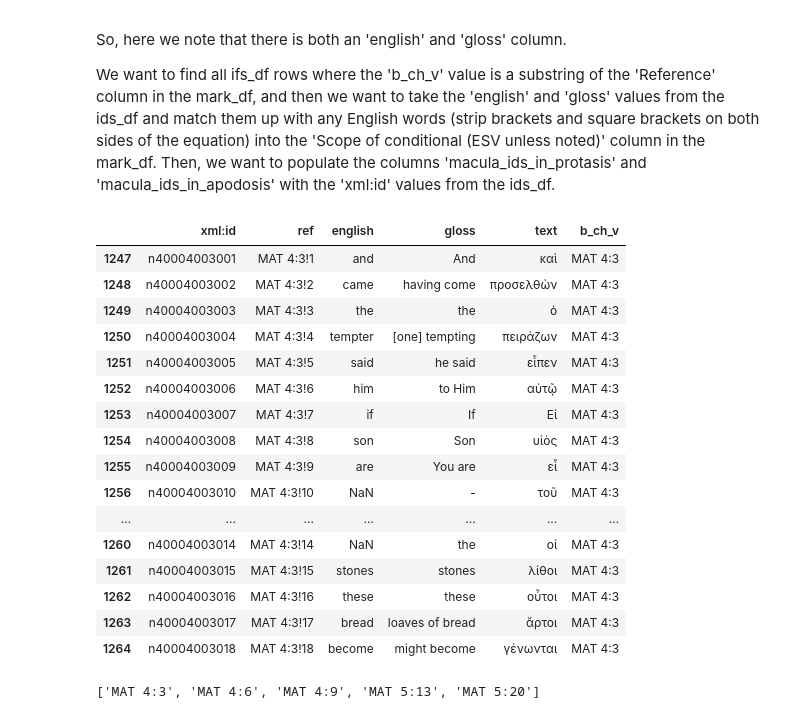
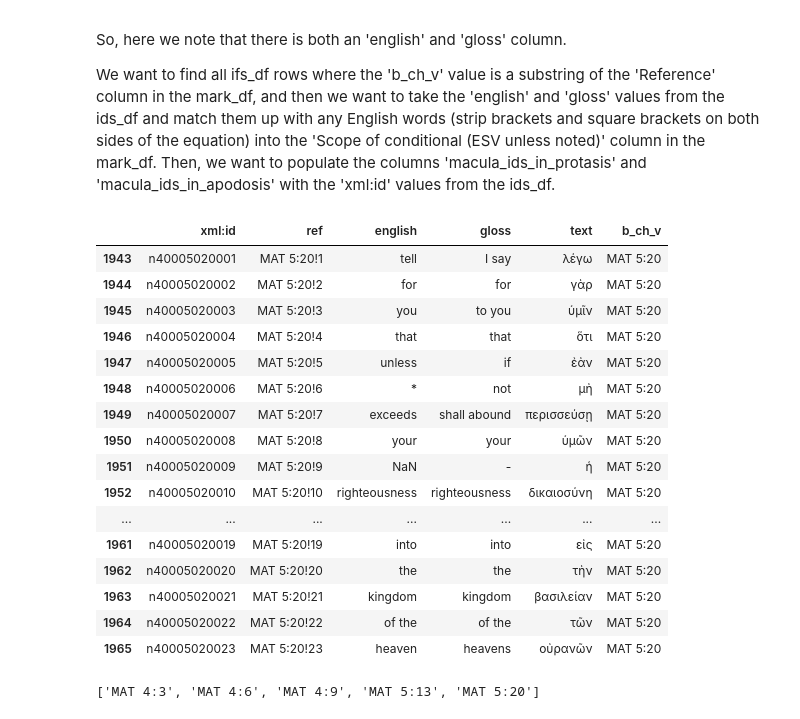
Before and after one commit to ryderwishart/biblical-machine-learning, a Jupyter notebook: protasis_apodosis_alignment.ipynb, the cells around one changed output. Drawn from its saved outputs; the diff is of its cells as text; code cells hidden in the pictures.

```diff
--- a/protasis_apodosis_alignment.ipynb
+++ b/protasis_apodosis_alignment.ipynb
@@ -96,3 +96,12 @@ backup_df = mark_df.copy()
+# %%
+# let's merge scope columns into one column called 'scope'
+mark_df['scope'] = mark_df['scope of conditional (esv unless noted)'] + mark_df['scope of conditional (esv unless otherwise indicated)'] + mark_df['scope of conditional (esv)'] + mark_df['scope of conditional (esv unless stated otherwise)']
+
+# Let's delete the other columns
+mark_df.drop(columns=['scope of conditional (esv unless noted)', 'scope of conditional (esv unless otherwise indicated)', 'scope of conditional (esv)', 'scope of conditional (esv unless stated otherwise)'], inplace=True)
+
+# Any values still nan or empty string?
+assert mark_df['scope'].isna().sum() == 0, 'There are still NaN values in the scope column.'
 # %%
 mark_df.head()
 # %% [output]
@@ -126,26 +135,26 @@ So, here we note that there is both an 'english' and 'gloss' column.
 We want to find all ifs_df rows where the 'b_ch_v' value is a substring of the 'Reference' column in the mark_df, and then we want to take the 'english' and 'gloss' values from the ids_df and match them up with any English words (strip brackets and square brackets on both sides of the equation) into the 'Scope of conditional (ESV unless noted)' column in the mark_df.
 Then, we want to populate the columns 'macula_ids_in_protasis' and 'macula_ids_in_apodosis' with the 'xml:id' values from the ids_df.
 # %%
-verse_df = ids_df[ids_df['b_ch_v'] == mark_df.iloc[0]['b_ch_v']]
+verse_df = ids_df[ids_df['b_ch_v'] == mark_df.iloc[4]['b_ch_v']]
 verse_df
 # %% [output]
 |  | xml:id | ref | english | gloss | text | b_ch_v |
-| 1247 | n40004003001 | MAT 4:3!1 | and | And | καὶ | MAT 4:3 |
-| 1248 | n40004003002 | MAT 4:3!2 | came | having come | προσελθὼν | MAT 4:3 |
-| 1249 | n40004003003 | MAT 4:3!3 | the | the | ὁ | MAT 4:3 |
-| 1250 | n40004003004 | MAT 4:3!4 | tempter | [one] tempting | πειράζων | MAT 4:3 |
-| 1251 | n40004003005 | MAT 4:3!5 | said | he said | εἶπεν | MAT 4:3 |
-| 1252 | n40004003006 | MAT 4:3!6 | him | to Him | αὐτῷ | MAT 4:3 |
-| 1253 | n40004003007 | MAT 4:3!7 | if | If | Εἰ | MAT 4:3 |
-| 1254 | n40004003008 | MAT 4:3!8 | son | Son | υἱὸς | MAT 4:3 |
-| 1255 | n40004003009 | MAT 4:3!9 | are | You are | εἶ | MAT 4:3 |
-| 1256 | n40004003010 | MAT 4:3!10 | NaN | - | τοῦ | MAT 4:3 |
+| 1943 | n40005020001 | MAT 5:20!1 | tell | I say | λέγω | MAT 5:20 |
+| 1944 | n40005020002 | MAT 5:20!2 | for | for | γὰρ | MAT 5:20 |
+| 1945 | n40005020003 | MAT 5:20!3 | you | to you | ὑμῖν | MAT 5:20 |
+| 1946 | n40005020004 | MAT 5:20!4 | that | that | ὅτι | MAT 5:20 |
+| 1947 | n40005020005 | MAT 5:20!5 | unless | if | ἐὰν | MAT 5:20 |
+| 1948 | n40005020006 | MAT 5:20!6 | * | not | μὴ | MAT 5:20 |
+| 1949 | n40005020007 | MAT 5:20!7 | exceeds | shall abound | περισσεύσῃ | MAT 5:20 |
+| 1950 | n40005020008 | MAT 5:20!8 | your | your | ὑμῶν | MAT 5:20 |
+| 1951 | n40005020009 | MAT 5:20!9 | NaN | - | ἡ | MAT 5:20 |
+| 1952 | n40005020010 | MAT 5:20!10 | righteousness | righteousness | δικαιοσύνη | MAT 5:20 |
 | ... | ... | ... | ... | ... | ... | ... |
-| 1260 | n40004003014 | MAT 4:3!14 | NaN | the | οἱ | MAT 4:3 |
-| 1261 | n40004003015 | MAT 4:3!15 | stones | stones | λίθοι | MAT 4:3 |
-| 1262 | n40004003016 | MAT 4:3!16 | these | these | οὗτοι | MAT 4:3 |
-| 1263 | n40004003017 | MAT 4:3!17 | bread | loaves of bread | ἄρτοι | MAT 4:3 |
-| 1264 | n40004003018 | MAT 4:3!18 | become | might become | γένωνται | MAT 4:3 |
+| 1961 | n40005020019 | MAT 5:20!19 | into | into | εἰς | MAT 5:20 |
+| 1962 | n40005020020 | MAT 5:20!20 | the | the | τὴν | MAT 5:20 |
+| 1963 | n40005020021 | MAT 5:20!21 | kingdom | kingdom | βασιλείαν | MAT 5:20 |
+| 1964 | n40005020022 | MAT 5:20!22 | of the | of the | τῶν | MAT 5:20 |
+| 1965 | n40005020023 | MAT 5:20!23 | heaven | heavens | οὐρανῶν | MAT 5:20 |
 # %%
 def generate_prompt(verse):
     p_q = mark_df.loc[mark_df['b_ch_v'] == verse]
```
Also changed, not shown: parts of 12 cells of this notebook.
